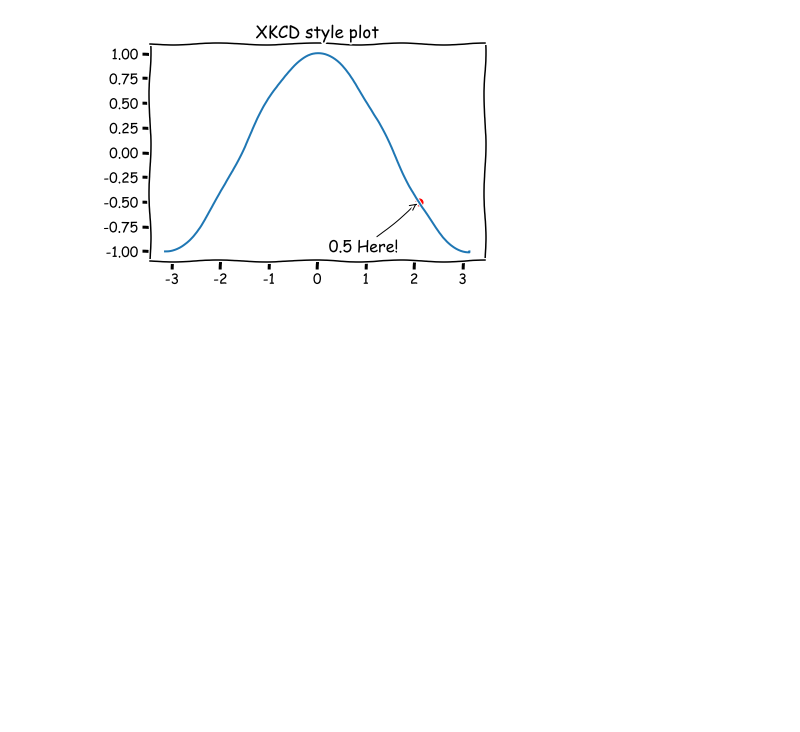
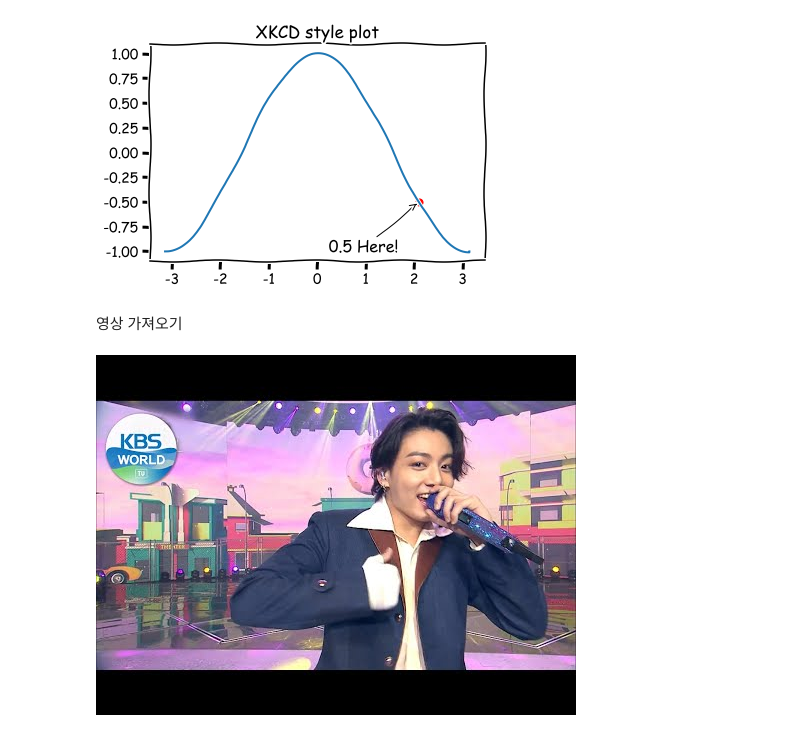
Before and after one commit to seungyeonhdata/TIL, a Jupyter notebook: numpy/day6(visualization).ipynb, the cells around one changed output. Cells and saved outputs as stored; diff of their text form; code cells hidden in the pictures; blank space fills up the shorter version.

```diff
--- a/numpy/day6.help.ipynb
+++ b/numpy/day6(visualization).ipynb
@@ -303,3 +309,5 @@ with plt.xkcd():
                 textcoords='offset points', fontsize=16, arrowprops=dict(arrowstyle="->"))
 # %% [output]
 [figure]
+# %% [markdown]
+영상 가져오기
@@ -305,0 +316,4 @@ with plt.xkcd():
+# %%
+YouTubeVideo('ncfgAQ1542k')
+# %% [output]
+[figure, added]
```
Also changed, not shown: parts of 14 cells of this notebook, 17 other files.
